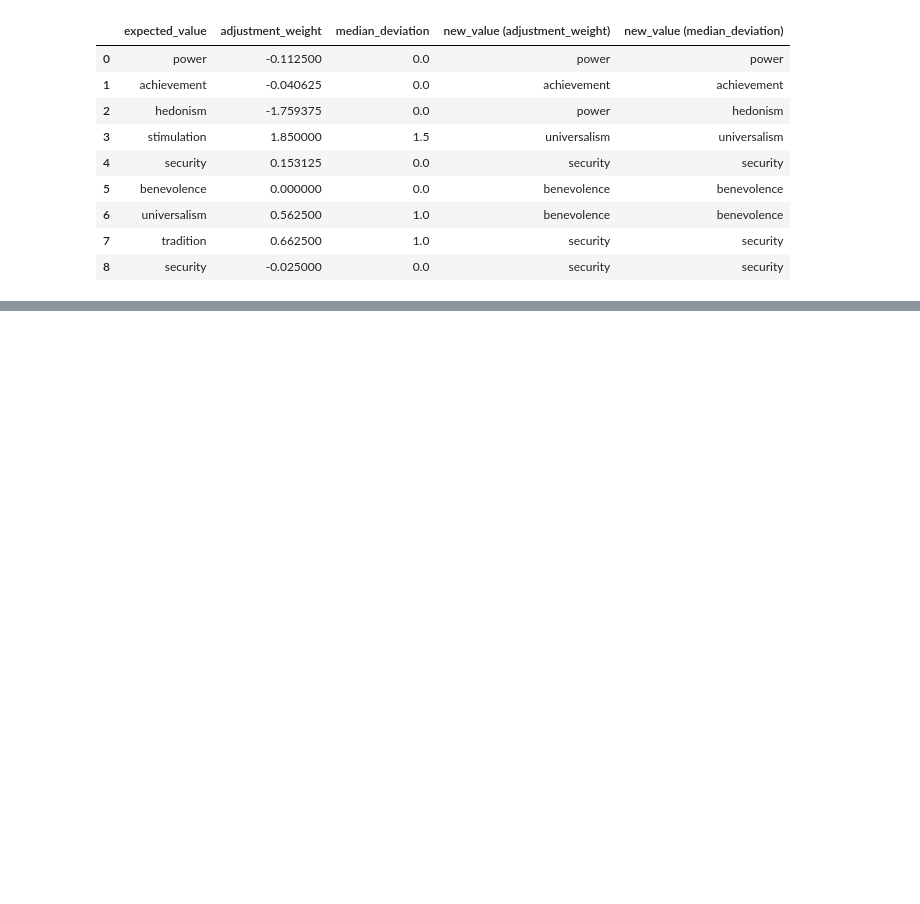
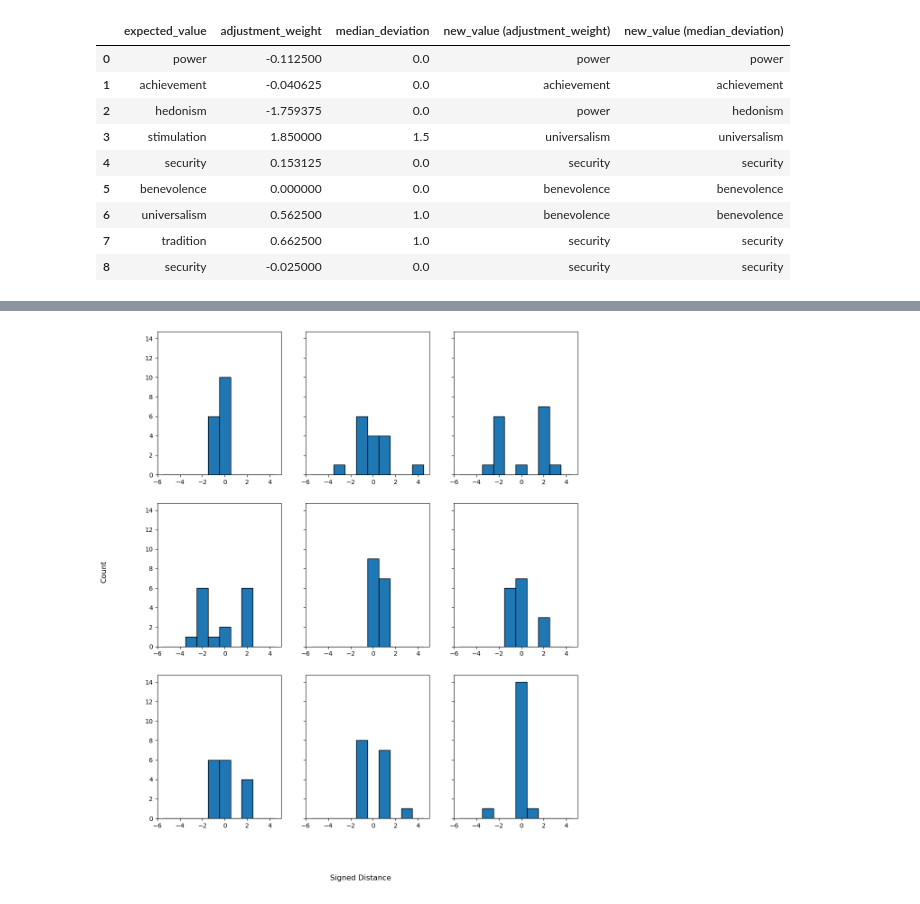
Before and after one commit to movinglinguini/Carambola-Analysis, a Jupyter notebook: summer-2023/phase-1-analysis.ipynb, the cells around one changed output, grey strips where cells are left out. Cells and saved outputs as stored; diff of their text form; code cells hidden in the pictures; blank space fills up the shorter version.

Commit message:
finish code analyzing adjustments

```diff
--- a/summer-2023/phase-1-analysis.ipynb
+++ b/summer-2023/phase-1-analysis.ipynb
@@ -230,13 +247,5 @@ def computeSignedDistance(value1, value2):
 # %%
-distance_df = []
-for row in data_df.iloc:
-    new_row = {}
-    for idx, col in enumerate(value_assignment_columns):
-        new_row[col] = computeSignedDistance(expected_values_per_prompt[idx], row[col])
-
-    distance_df.append(new_row)
-
-distance_df = pd.DataFrame(distance_df)
+distance_df = calculateSignedDeviations(expected_values_per_prompt)
 display(distance_df)
 # %% [output]
 |  | value_0 | value_1 | value_2 | value_3 | value_4 | value_5 | value_6 | value_7 | value_8 |
@@ -257,13 +266,14 @@ display(distance_df)
 | 14 | -1 | 0 | 0 | 4 | 1 | 0 | 0 | 2 | 0 |
 | 15 | 0 | 0 | -4 | 2 | 0 | -1 | 0 | 0 | 0 |
 # %%
-bins = list(range(-5, 6))
-fig, axs = plt.subplots(3, 3, sharex=False, sharey=True, figsize=(12, 14))
-plots = axs.reshape(9,)
-for value_index, row in enumerate(distance_df.T.iloc):
-    plot = plots[value_index]
-    plot.hist(row, bins=bins, align='left', edgecolor='black')
+def plotSignedDeviationDistributions(signed_deviation_df):
+    bins = list(range(-5, 6))
+    fig, axs = plt.subplots(3, 3, sharex=False, sharey=True, figsize=(12, 14))
+    plots = axs.reshape(9,)
+    for value_index, row in enumerate(signed_deviation_df.T.iloc):
+        plot = plots[value_index]
+        plot.hist(row, bins=bins, align='left', edgecolor='black')
 
-fig.supxlabel('Signed Distance')
-fig.supylabel('Count')
-plt.show()
+    fig.supxlabel('Signed Distance')
+    fig.supylabel('Count')
+    plt.show()
@@ -360,3 +372,6 @@ display(values_df)
 | 6 | universalism | 0.562500 | 1.0 | benevolence | benevolence |
 | 7 | tradition | 0.662500 | 1.0 | security | security |
 | 8 | security | -0.025000 | 0.0 | security | security |
+# %%
+adjusted_expected_values_per_prompt = [ value_to_idx[row['new_value (adjustment_weight)']] for row in values_df.iloc ]
+display(adjusted_expected_values_per_prompt)
@@ -362,0 +380,3 @@ display(values_df)
+# %%
+adjusted_deviation_df = calculateSignedDeviations(adjusted_expected_values_per_prompt)
+display(adjusted_deviation_df)
@@ -362,0 +401,4 @@ display(values_df)
+# %%
+plotSignedDeviationDistributions(adjusted_deviation_df)
+# %% [output]
+[figure, added]
```
Also changed, not shown: parts of 9 cells of this notebook.
